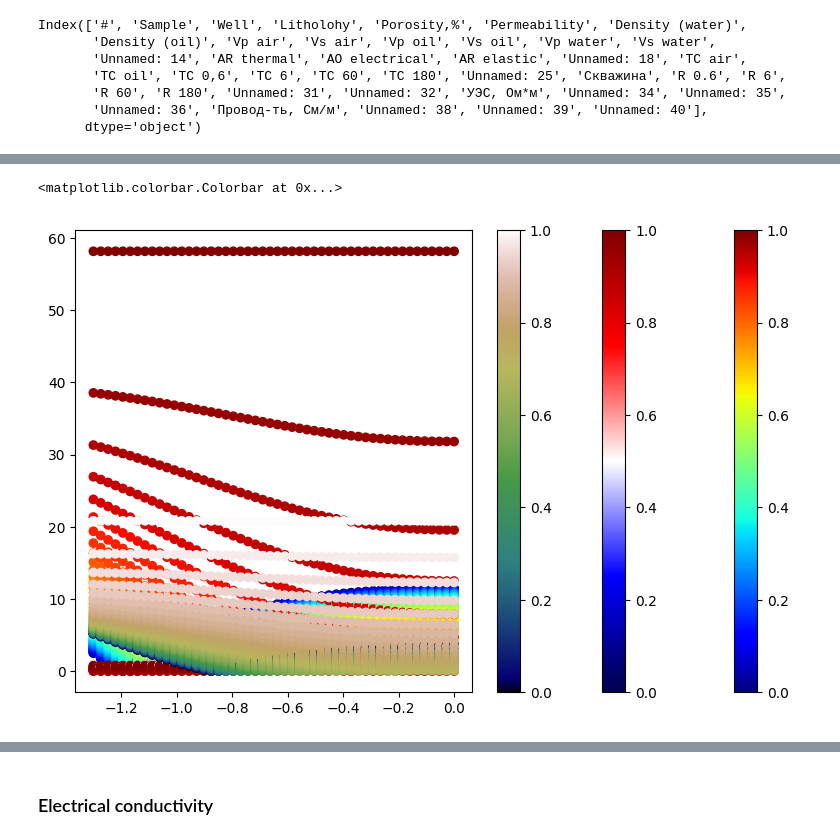
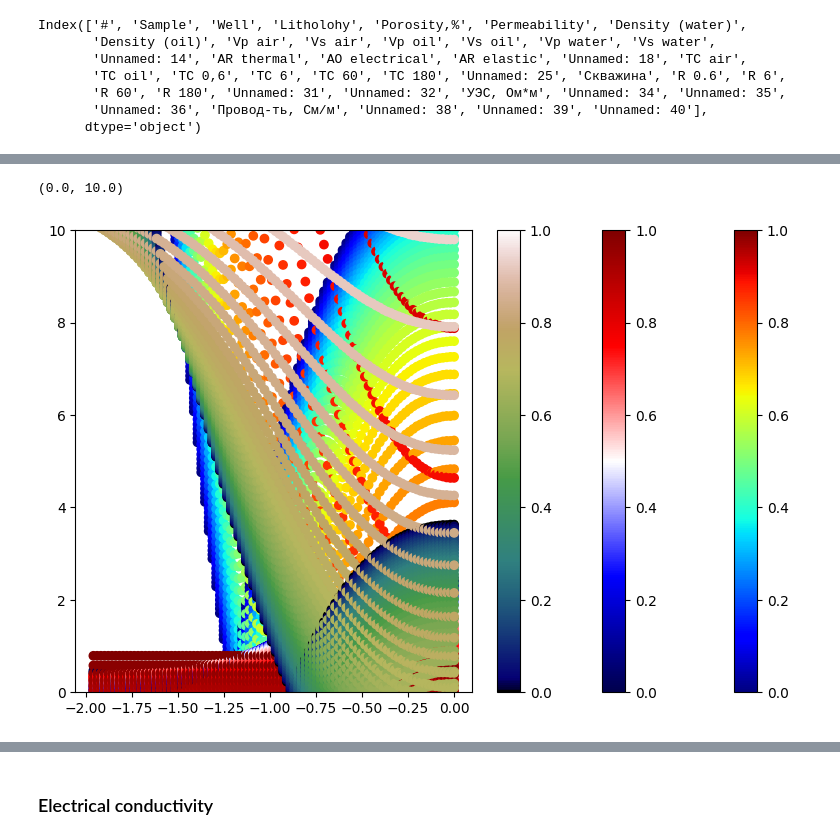
Before and after one commit to MariiaKalinina/Elasticity, a Jupyter notebook: Permeability_from_TC.ipynb, the cells around one changed output, grey strips where cells are left out. Cells and saved outputs as stored; diff of their text form; code cells hidden in the pictures.

```diff
--- a/Permeability_from_TC.ipynb
+++ b/Permeability_from_TC.ipynb
@@ -1675,21 +1670,23 @@ plt.scatter(result_oil["f"], np.log10(result_oil["AR inclusion"]))
 # %%
 plt.figure(figsize=(10, 6))
 
 scatter_1 = plt.scatter(np.log10(result_air['AR inclusion']),result_air['Diff TC air'],
                       c=result_air['f'], cmap='jet', marker='o')
 
 scatter_2 = plt.scatter(np.log10(result_water['AR inclusion']),result_water['Diff TC water'],
                       c=result_water['f'], cmap='seismic', marker='o')
 
 scatter_3 = plt.scatter(np.log10(result_oil['AR inclusion']),result_oil['Diff TC oil'],
                       c=result_oil['f'], cmap='gist_earth', marker='o')
 
 plt.colorbar(scatter_1)
 plt.colorbar(scatter_2)
 plt.colorbar(scatter_3)
+
+plt.ylim(0, 10)
 # %% [output]
-<matplotlib.colorbar.Colorbar at 0x...>
+(0.0, 10.0)
-[figure, old version]
+[figure, new version]
 # %%
 error = 5
 # %%
```
Also changed, not shown: parts of 43 cells of this notebook.
